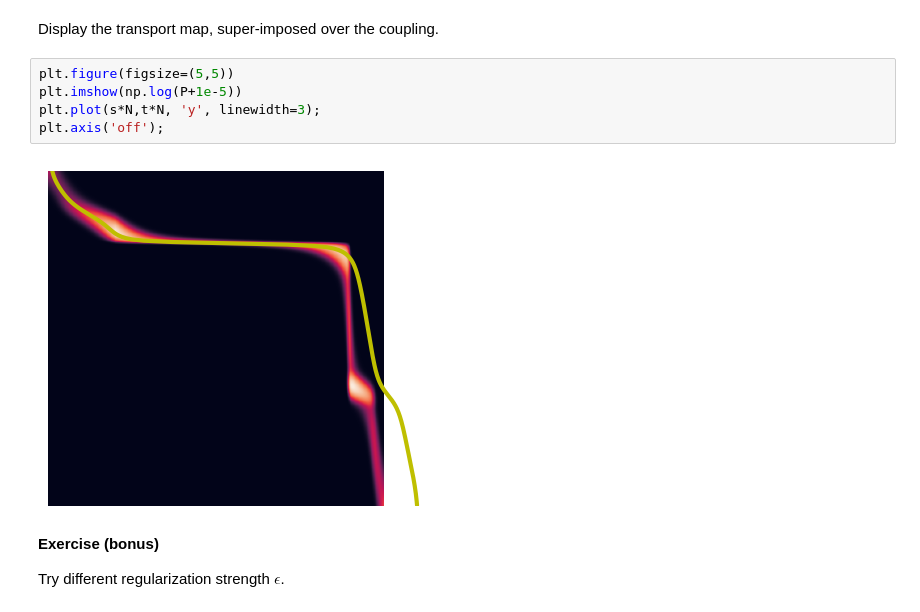
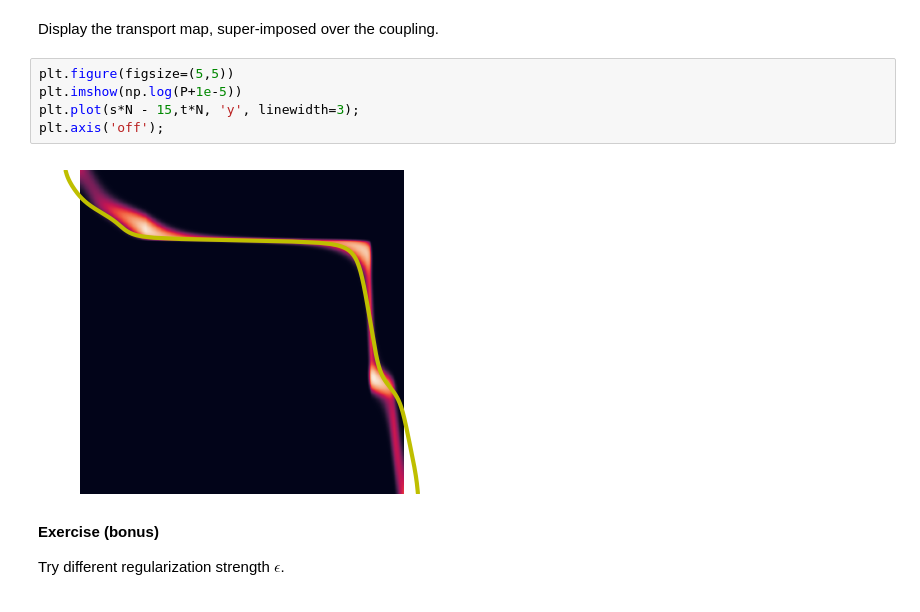
Before and after one commit to constantbourdrez/Optimal_Audio_Transport, a Jupyter notebook: numerical_tours/optimaltransp_5_entropic.ipynb, the cells around one changed output. Drawn from its saved outputs; the diff is of its cells as text.

```diff
--- a/numerical_tours/optimaltransp_5_entropic.ipynb
+++ b/numerical_tours/optimaltransp_5_entropic.ipynb
@@ -508,10 +509,10 @@ Display the transport map, super-imposed over the coupling.
 # %%
 plt.figure(figsize=(5,5))
 plt.imshow(np.log(P+1e-5))
-plt.plot(s*N,t*N, 'y', linewidth=3);
+plt.plot(s*N - 15,t*N, 'y', linewidth=3);
 plt.axis('off');
 # %% [output]
-[figure, old version]
+[figure, new version]
 # %% [markdown]
 __Exercise (bonus)__
 
```
Also changed, not shown: parts of 9 cells of this notebook, 2 other files.
